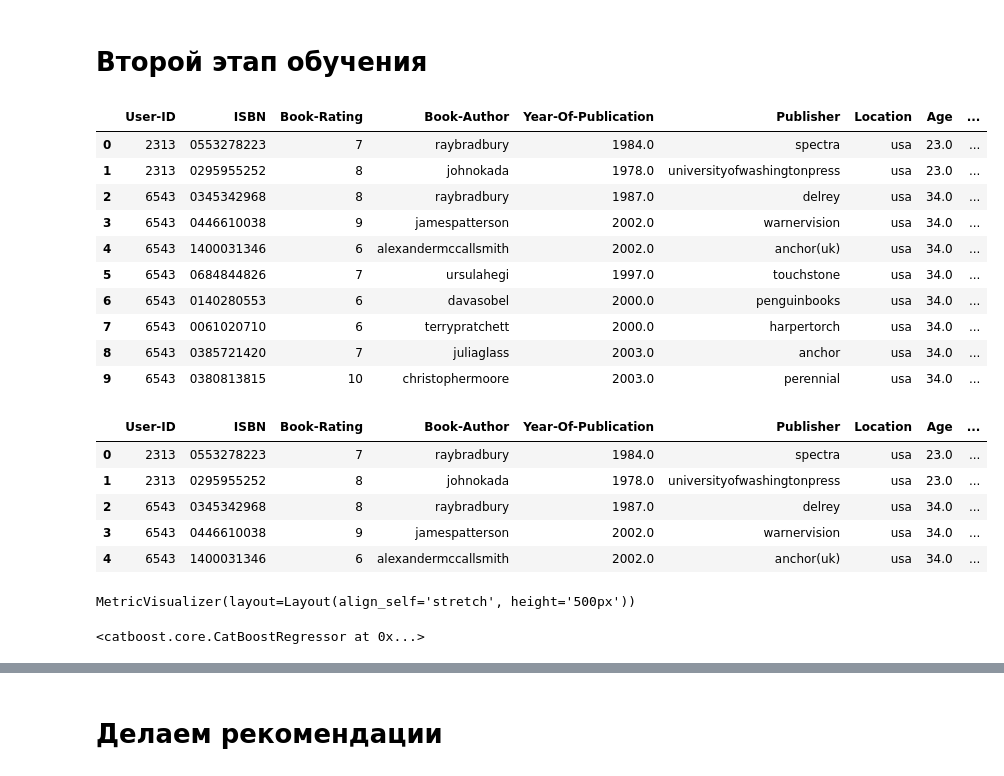
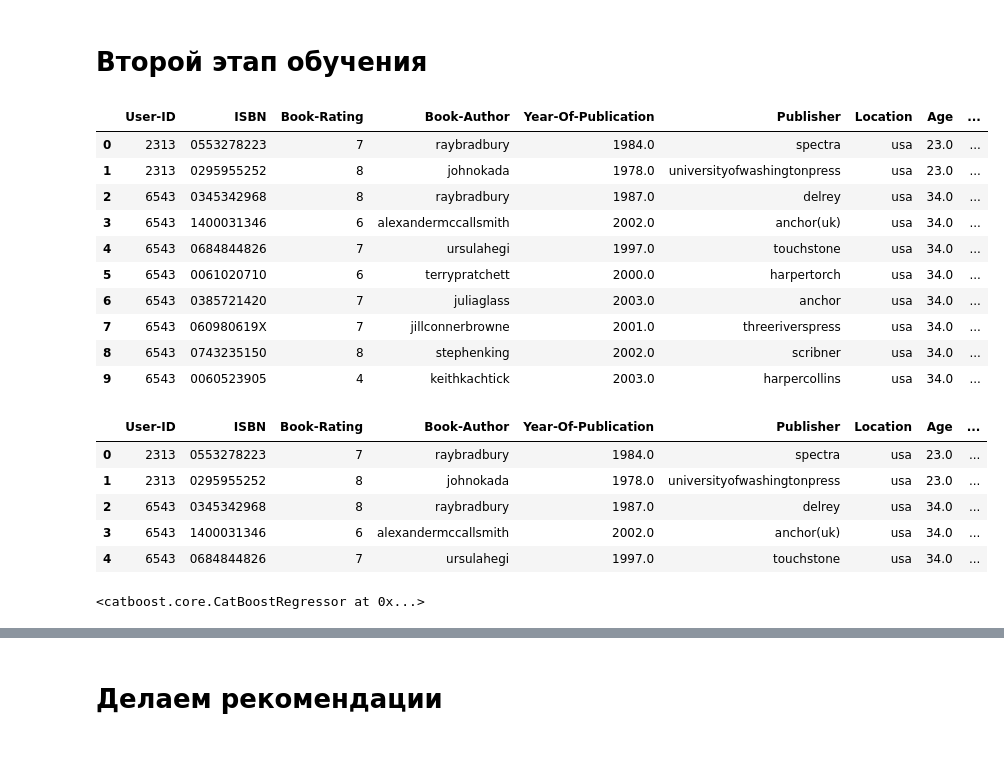
Before and after one commit to justProductAnalyst/Books-Recommendation-System, a Jupyter notebook: ML/Models/Baseline.ipynb, the cells around one changed output, grey strips where cells are left out. Saved outputs shown, nothing was run; the diff lists cells and outputs as text; code cells hidden in the pictures.

```diff
--- a/ML/Models/Baseline.ipynb
+++ b/ML/Models/Baseline.ipynb
@@ -244,7 +266,7 @@ surprise_data.df.head(5)
 # %%
 trainset, testset = train_test_split(surprise_data, test_size=0.99, random_state=42)
 # %%
-model = SVD()
+model = SVD(n_factors=118, n_epochs=38)
 model.fit(trainset)
 explicit_predictions = model.test(testset)
 # %%
@@ -277,0 +300,3 @@ explicit_data.head(5)
+# %%
+new_explicit_data = explicit_data.sort_values('Predicted_rating', ascending=False)
+new_explicit_data.head(5)
@@ -277,0 +310,3 @@ explicit_data.head(5)
+# %%
+new_explicit_data = new_explicit_data.groupby('User-ID').apply(lambda x: x.head(20)).reset_index(drop=True)
+new_explicit_data
@@ -301,20 +377,20 @@ implicit_data.head(5)
 # %% [markdown]
 # Второй этап обучения
 # %%
-merged = filtered_data.merge(explicit_data, left_on=['ISBN', 'User-ID'], right_on=['ISBN', 'User-ID'], how='inner')
+merged = filtered_data.merge(new_explicit_data, left_on=['ISBN', 'User-ID'], right_on=['ISBN', 'User-ID'], how='inner')
 merged.head(10)
 # %% [output]
 |  | User-ID | ISBN | Book-Rating | Book-Author | Year-Of-Publication | Publisher | Location | Age | ... |
 | 0 | 2313 | 0553278223 | 7 | raybradbury | 1984.0 | spectra | usa | 23.0 | ... |
 | 1 | 2313 | 0295955252 | 8 | johnokada | 1978.0 | universityofwashingtonpress | usa | 23.0 | ... |
 | 2 | 6543 | 0345342968 | 8 | raybradbury | 1987.0 | delrey | usa | 34.0 | ... |
-| 3 | 6543 | 0446610038 | 9 | jamespatterson | 2002.0 | warnervision | usa | 34.0 | ... |
-| 4 | 6543 | 1400031346 | 6 | alexandermccallsmith | 2002.0 | anchor(uk) | usa | 34.0 | ... |
-| 5 | 6543 | 0684844826 | 7 | ursulahegi | 1997.0 | touchstone | usa | 34.0 | ... |
-| 6 | 6543 | 0140280553 | 6 | davasobel | 2000.0 | penguinbooks | usa | 34.0 | ... |
-| 7 | 6543 | 0061020710 | 6 | terrypratchett | 2000.0 | harpertorch | usa | 34.0 | ... |
-| 8 | 6543 | 0385721420 | 7 | juliaglass | 2003.0 | anchor | usa | 34.0 | ... |
-| 9 | 6543 | 0380813815 | 10 | christophermoore | 2003.0 | perennial | usa | 34.0 | ... |
+| 3 | 6543 | 1400031346 | 6 | alexandermccallsmith | 2002.0 | anchor(uk) | usa | 34.0 | ... |
+| 4 | 6543 | 0684844826 | 7 | ursulahegi | 1997.0 | touchstone | usa | 34.0 | ... |
+| 5 | 6543 | 0061020710 | 6 | terrypratchett | 2000.0 | harpertorch | usa | 34.0 | ... |
+| 6 | 6543 | 0385721420 | 7 | juliaglass | 2003.0 | anchor | usa | 34.0 | ... |
+| 7 | 6543 | 060980619X | 7 | jillconnerbrowne | 2001.0 | threeriverspress | usa | 34.0 | ... |
+| 8 | 6543 | 0743235150 | 8 | stephenking | 2002.0 | scribner | usa | 34.0 | ... |
+| 9 | 6543 | 0060523905 | 4 | keithkachtick | 2003.0 | harpercollins | usa | 34.0 | ... |
 # %%
 merged = merged.drop(['raw_title', 'Real_rating'], axis=1)
 merged.head(5)
@@ -323,8 +399,8 @@ merged.head(5)
 | 0 | 2313 | 0553278223 | 7 | raybradbury | 1984.0 | spectra | usa | 23.0 | ... |
 | 1 | 2313 | 0295955252 | 8 | johnokada | 1978.0 | universityofwashingtonpress | usa | 23.0 | ... |
 | 2 | 6543 | 0345342968 | 8 | raybradbury | 1987.0 | delrey | usa | 34.0 | ... |
-| 3 | 6543 | 0446610038 | 9 | jamespatterson | 2002.0 | warnervision | usa | 34.0 | ... |
-| 4 | 6543 | 1400031346 | 6 | alexandermccallsmith | 2002.0 | anchor(uk) | usa | 34.0 | ... |
+| 3 | 6543 | 1400031346 | 6 | alexandermccallsmith | 2002.0 | anchor(uk) | usa | 34.0 | ... |
+| 4 | 6543 | 0684844826 | 7 | ursulahegi | 1997.0 | touchstone | usa | 34.0 | ... |
 # %%
 catFeatures = ['Book-Author', 'Publisher', 'Location', 'categories', 'ISBN']
 numFeatures = ['Year-Of-Publication', 'Age', 'Predicted_rating', 'User-ID']
@@ -340,10 +416,9 @@ from catboost import CatBoostRegressor, Pool
 X_train, X_test, y_train, y_test = train_test_split(X, y, test_size=0.2, random_state=42)
 # %%
 model = CatBoostRegressor(loss_function='RMSE', random_state=42)
-model.fit(X_train, y_train, cat_features=catFeatures, verbose=False, plot=True, eval_set=(X_test, y_test))
+model.fit(X_train, y_train, cat_features=catFeatures, verbose=False, early_stopping_rounds=5)
 # %% [output]
-MetricVisualizer(layout=Layout(align_self='stretch', height='500px'))
+<catboost.core.CatBoostRegressor at 0x...>
-<catboost.core.CatBoostRegressor at 0x...>
 # %%
 predictions = model.predict(X_test).tolist()
 # %%
```
Also changed, not shown: parts of 23 cells of this notebook.
